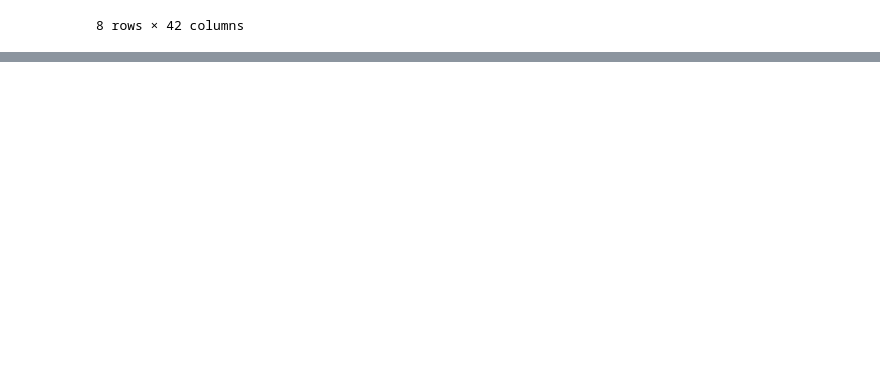
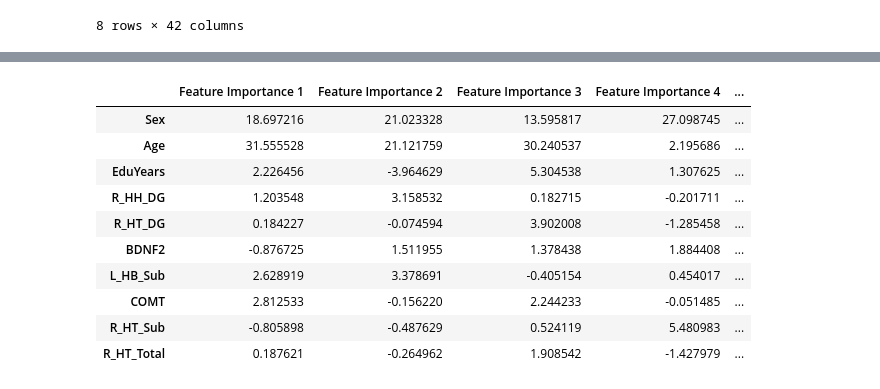
Before and after one commit to kimngan-hoang/CVLT-prediction, a Jupyter notebook: Relevance Vector Regression.ipynb, the cells around one changed output, grey strips where cells are left out. Saved outputs shown, nothing was run; the diff lists cells and outputs as text; code cells hidden in the pictures; blank space fills up the shorter version.

```diff
--- a/Relevance Vector Regression.ipynb
+++ b/Relevance Vector Regression.ipynb
@@ -265,0 +465,16 @@ print('        Correlation %.2f +/- %.2f'% (np.mean(outer_scores_corelation), np
+# %%
+#Sort by mean importance
+importance_test_df = importance_test_df.sort_values(by=["Mean Importance"], ascending = False)
+importance_test_df[0:10]
+# %% [output]
+|  | Feature Importance 1 | Feature Importance 2 | Feature Importance 3 | Feature Importance 4 | ... |
+| Sex | 18.697216 | 21.023328 | 13.595817 | 27.098745 | ... |
+| Age | 31.555528 | 21.121759 | 30.240537 | 2.195686 | ... |
+| EduYears | 2.226456 | -3.964629 | 5.304538 | 1.307625 | ... |
+| R_HH_DG | 1.203548 | 3.158532 | 0.182715 | -0.201711 | ... |
+| R_HT_DG | 0.184227 | -0.074594 | 3.902008 | -1.285458 | ... |
+| BDNF2 | -0.876725 | 1.511955 | 1.378438 | 1.884408 | ... |
+| L_HB_Sub | 2.628919 | 3.378691 | -0.405154 | 0.454017 | ... |
+| COMT | 2.812533 | -0.156220 | 2.244233 | -0.051485 | ... |
+| R_HT_Sub | -0.805898 | -0.487629 | 0.524119 | 5.480983 | ... |
+| R_HT_Total | 0.187621 | -0.264962 | 1.908542 | -1.427979 | ... |
```
Also changed, not shown: parts of 20 cells of this notebook, 1 other file.
